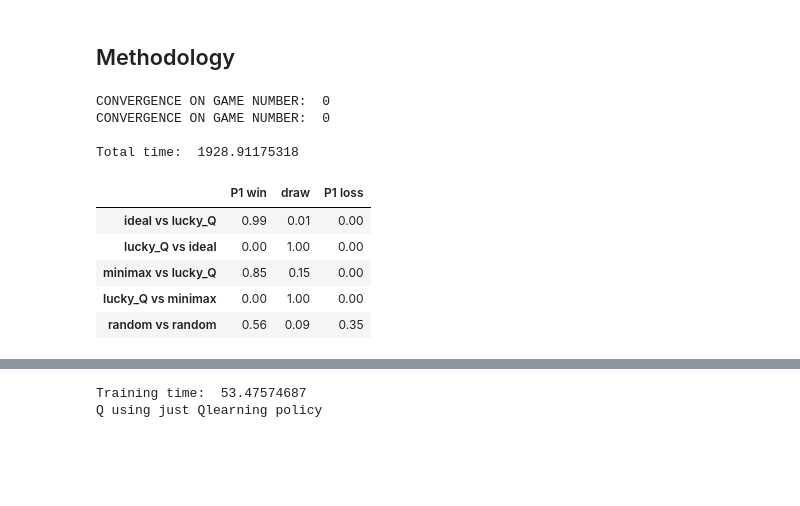
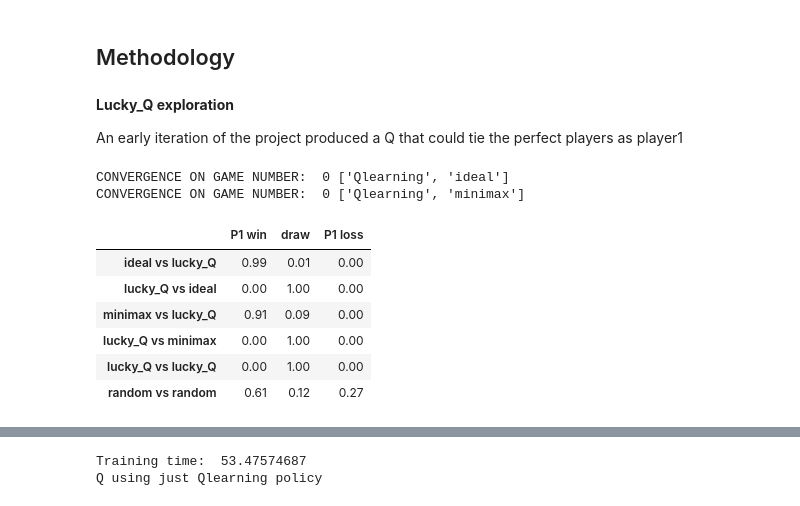
Before and after one commit to bb-blud/tictac, a Jupyter notebook: explore_games.ipynb, the cells around one changed output, grey strips where cells are left out. Cells and saved outputs as stored; diff of their text form; code cells hidden in the pictures; blank space fills up the shorter version.

```diff
--- a/explore_games.ipynb
+++ b/explore_games.ipynb
@@ -36,7 +36,7 @@ if __name__ == '__main__':
     columns  = ('"Perfect" Random', 'random vs random')
 
     # TicTacToe X-O win/loss/draw ratio: 91:44:3 or 0.6594 : 0.31884 : 0.0217, source wikipedia
-    ratios = [[44.0/138, 3.0/138, 91.0/138 ]]
+    ratios = [[91.0/138, 3.0/138, 44.0/138 ]]
     ratios += fightDuels([QMap()], [['random', 'random']], size, n_games = 10000)
 
     ratios = np.transpose(ratios)
@@ -90,11 +90,11 @@ if __name__ == '__main__':
     columns  = ('P1 actual counts', 'Ideal as player1', 'P2 actual counts', 'Ideal as player 2')
 
     # Perfect X player 3x3 win/draw/loss ratio 91:3:0 or 0.9681 : 0.0319 : 0
-    ratios = [[ 0/94, 3.0/94, 91.0/94]]
+    ratios = [[ 91./94, 3.0/94, 0/94]]
     ratios += fightDuels([QMap()], [['ideal', 'random']], size, n_games = 1000)
 
     # Perfect O player 3x3 win/draw/loss ratio 0:3:44 or 0.9363 :0.0638 : 0
-    ratios.append([ 0/47, 3.0/47, 44.0/47 ])
+    ratios.append([ 44.0/47, 3.0/47, 0/47 ])
 
     # This guy needs to be reversed because we are interested in player2 wins
     ratios.append(fightDuels([QMap()], [['random', 'ideal']], size, n_games = 1000)[0][::-1] )
@@ -125,11 +125,11 @@ if __name__ == '__main__':
     columns  = ('P1 actual counts', 'Minimax as player 1', 'P2 actual counts', 'Minimax as player 2')
     start = time()
     # Perfect X player 3x3 win/draw/loss ratio 91:3:0 or 0.9681 : 0.0319 : 0
-    ratios  = [[ 0/94, 3.0/94, 91.0/94]]
+    ratios  = [[ 91./94, 3.0/94, 0/94]]
     ratios += fightDuels([QMap()], [['minimax', 'random']], size, n_games = 500)
 
     # Perfect O player 3x3 win/draw/loss ratio 0:3:44 or 0.9363 :0.0638 : 0
-    ratios.append([ 0/47, 3.0/47, 44.0/47 ])
+    ratios.append([ 44./47, 3.0/47, 0/47 ])
 
     # This guy needs to be reversed because we are interested in player2 wins
     ratios.append(fightDuels([QMap()], [['random', 'minimax']], size, n_games = 500)[0][::-1])
@@ -164,46 +164,47 @@ Lucky_Q doing its thing
 # %% [markdown]
 Methodology
 -------------
+# %% [markdown]
+**Lucky_Q exploration**
+
+An early iteration of the project produced a Q that could tie the perfect players as player1
 # %%
 ################################################
 # "lucky" Q-learning  vs Ideal and minimax stats
 
 if __name__ == '__main__':
     size = 3
     with open("../lucky_3x3_Q.pickle", 'rb') as f:
         QM = pickle.load(f)
 
-    #columns  = ('Ideal vs lucky_Q', 'lucky_Q vs Ideal', 'random vs Ideal', 'Ideal vs random')
-
-    ratios = fightDuels([QM, QM, QM, QM, QMap()],
+    ratios = fightDuels([QM, QM, QM, QM, QM, QMap()],
                         [ ['ideal', 'Qlearning'  ],
                           ['Qlearning', 'ideal'  ],
                           ['minimax', 'Qlearning'],
                           ['Qlearning', 'minimax'],
+                          ['Qlearning', 'Qlearning'],
                           ['random', 'random'    ]], size, n_games = 100 )
 
 
     cols = ["P1 win",  "draw", "P1 loss"]
 
     rows = ('ideal vs lucky_Q', 'lucky_Q vs ideal',
             'minimax vs lucky_Q', 'lucky_Q vs minimax',
-            'random vs random')
+            'lucky_Q vs lucky_Q','random vs random')
 
-    table = pd.DataFrame([row[::-1] for row in ratios], columns = cols, index = rows)
+    table = pd.DataFrame(ratios, columns = cols, index = rows)
     print
-    print "Total time: ", time() - start
     display(table)
 
     #ratios = np.transpose(ratios)
     #graphStats(columns, ratios, 'lucky-Q vs Minimax {}x{}'.format(size,size))
 # %% [output]
-CONVERGENCE ON GAME NUMBER:  0
-CONVERGENCE ON GAME NUMBER:  0
-
-Total time:  1928.91175318
+CONVERGENCE ON GAME NUMBER:  0 ['Qlearning', 'ideal']
+CONVERGENCE ON GAME NUMBER:  0 ['Qlearning', 'minimax']
 |  | P1 win | draw | P1 loss |
 | ideal vs lucky_Q | 0.99 | 0.01 | 0.00 |
 | lucky_Q vs ideal | 0.00 | 1.00 | 0.00 |
-| minimax vs lucky_Q | 0.85 | 0.15 | 0.00 |
+| minimax vs lucky_Q | 0.91 | 0.09 | 0.00 |
 | lucky_Q vs minimax | 0.00 | 1.00 | 0.00 |
-| random vs random | 0.56 | 0.09 | 0.35 |
+| lucky_Q vs lucky_Q | 0.00 | 1.00 | 0.00 |
+| random vs random | 0.61 | 0.12 | 0.27 |
```
Also changed, not shown: parts of 8 cells of this notebook, 2 other files.
